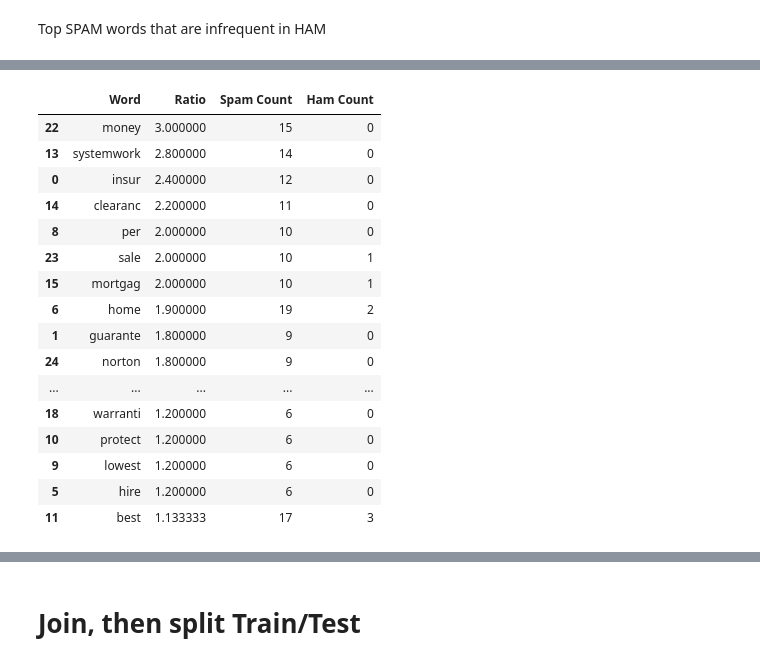
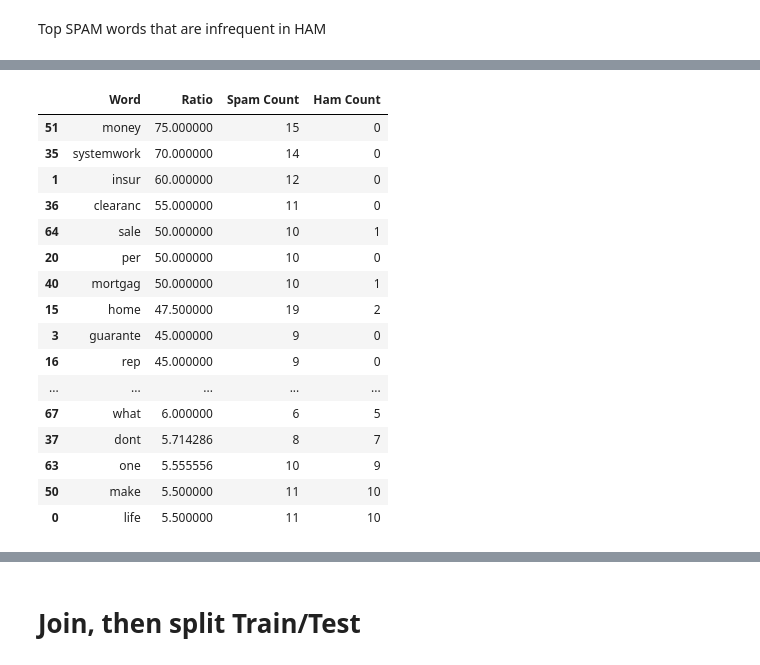
Before and after one commit to parawanderer/homl3-stuff, a Jupyter notebook: personal/03_spam_classifier.ipynb, the cells around one changed output, grey strips where cells are left out. Cells and saved outputs as stored; diff of their text form; code cells hidden in the pictures.

```diff
--- a/personal/03_spam_classifier.ipynb
+++ b/personal/03_spam_classifier.ipynb
@@ -425,23 +425,26 @@ top_ham_body_words
 # %% [markdown]
 Top SPAM words that are infrequent in HAM
 # %%
-MIN_SPAM_RATIO = 1.0
-SPAM_TO_HAM_RATIO = len(spam_emails) / len(ham_emails)
+MIN_SPAM_RATIO = 5.0
+HAM_TO_SPAM_RATIO = len(ham_emails) / len(spam_emails)
+MIN_REQUIRED_JUST_SPAM = 4
+MIN_TOTAL_REQUIRED = 10
 
 def extract_proportion(
         spam_counter: dict[str, int],
         ham_counter: dict[str, int],
         min_spam_ratio: float,
-        spam_to_ham_ratio: float) -> tuple[pd.DataFrame, dict[str, tuple[int, int, float]]]:
+        ham_to_spam_ratio: float) -> tuple[pd.DataFrame, dict[str, tuple[int, int, float]]]:
 
     spam_infrequent_ham: dict[str, tuple[int, int, float]] = {}
 
     for word, count in spam_counter.items():
 
         # weighted count, because the # of spam messages != the # of ham messages
-        ratio = (count * spam_to_ham_ratio) / max(1, ham_counter.get(word, 1))
+        ratio = (count * ham_to_spam_ratio) / max(1, ham_counter.get(word, 1))
+        total = count + ham_counter.get(word, 0)
 
-        if ratio > min_spam_ratio:
+        if (count >= MIN_REQUIRED_JUST_SPAM or total >= MIN_TOTAL_REQUIRED) and ratio > min_spam_ratio:
             spam_infrequent_ham[word] = (count, ham_counter.get(word, 0), ratio)
 
     spam_ham_df = pd.DataFrame(
@@ -480,30 +467,30 @@ spam_ham_body_df.style.bar(subset=["Ratio", "Spam Count", "Ham Count"])
 # %%
 spam_ham_subj_df, spam_ham_subj_compare = extract_proportion(
     spam_subj_counter,
     ham_subj_counter,
     min_spam_ratio=MIN_SPAM_RATIO,
-    spam_to_ham_ratio=SPAM_TO_HAM_RATIO
+    ham_to_spam_ratio=HAM_TO_SPAM_RATIO
 )
 
 spam_ham_subj_df.style.bar(subset=["Ratio", "Spam Count", "Ham Count"])
 # %% [output]
 |  | Word | Ratio | Spam Count | Ham Count |
-| 22 | money | 3.000000 | 15 | 0 |
-| 13 | systemwork | 2.800000 | 14 | 0 |
-| 0 | insur | 2.400000 | 12 | 0 |
-| 14 | clearanc | 2.200000 | 11 | 0 |
-| 8 | per | 2.000000 | 10 | 0 |
-| 23 | sale | 2.000000 | 10 | 1 |
-| 15 | mortgag | 2.000000 | 10 | 1 |
-| 6 | home | 1.900000 | 19 | 2 |
-| 1 | guarante | 1.800000 | 9 | 0 |
-| 24 | norton | 1.800000 | 9 | 0 |
+| 51 | money | 75.000000 | 15 | 0 |
+| 35 | systemwork | 70.000000 | 14 | 0 |
+| 1 | insur | 60.000000 | 12 | 0 |
+| 36 | clearanc | 55.000000 | 11 | 0 |
+| 64 | sale | 50.000000 | 10 | 1 |
+| 20 | per | 50.000000 | 10 | 0 |
+| 40 | mortgag | 50.000000 | 10 | 1 |
+| 15 | home | 47.500000 | 19 | 2 |
+| 3 | guarante | 45.000000 | 9 | 0 |
+| 16 | rep | 45.000000 | 9 | 0 |
 | ... | ... | ... | ... | ... |
-| 18 | warranti | 1.200000 | 6 | 0 |
-| 10 | protect | 1.200000 | 6 | 0 |
-| 9 | lowest | 1.200000 | 6 | 0 |
-| 5 | hire | 1.200000 | 6 | 0 |
-| 11 | best | 1.133333 | 17 | 3 |
+| 67 | what | 6.000000 | 6 | 5 |
+| 37 | dont | 5.714286 | 8 | 7 |
+| 63 | one | 5.555556 | 10 | 9 |
+| 50 | make | 5.500000 | 11 | 10 |
+| 0 | life | 5.500000 | 11 | 10 |
 # %%
 top = spam_ham_body_df.head(20)
 
```
Also changed, not shown: parts of 28 cells of this notebook.
